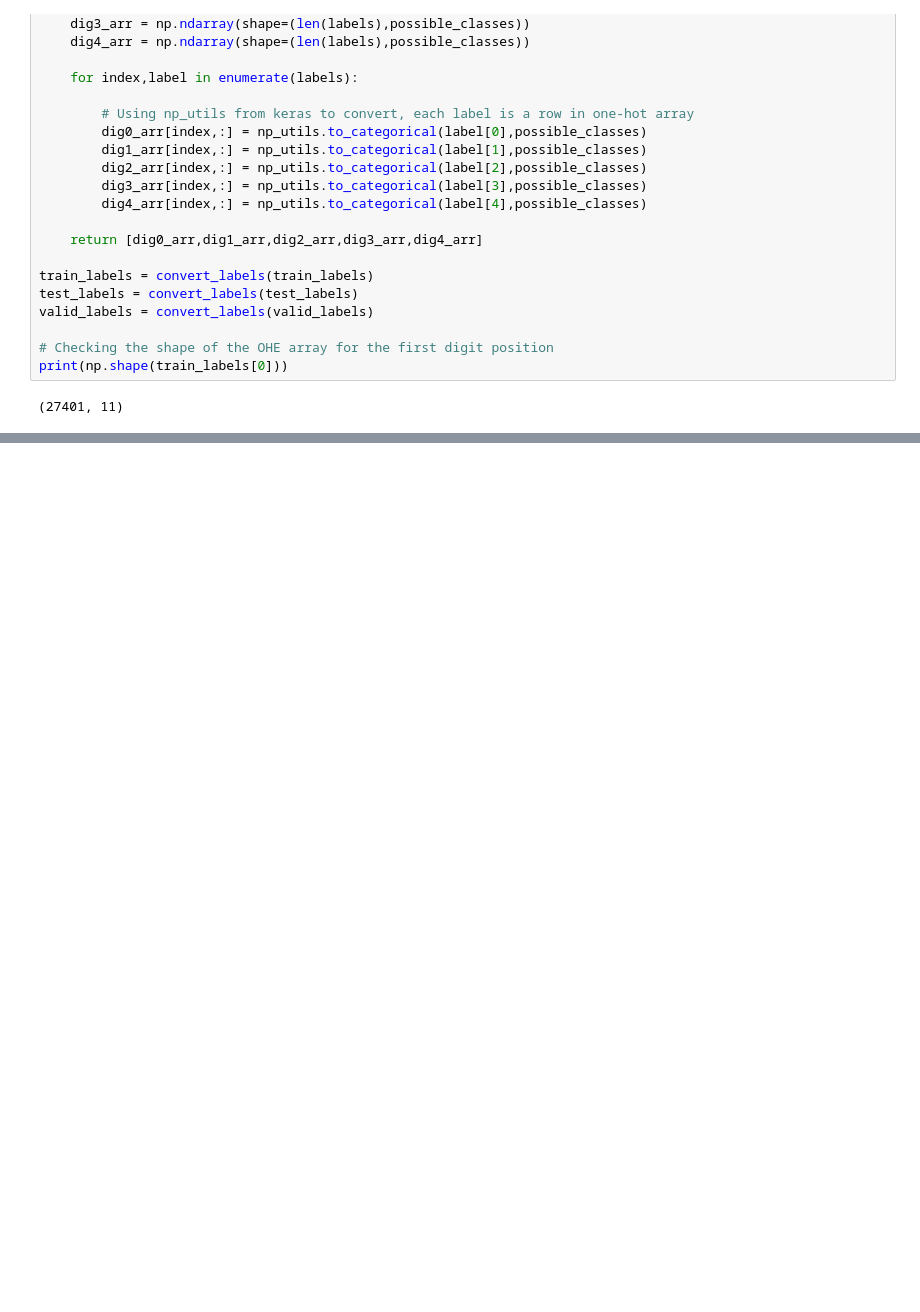
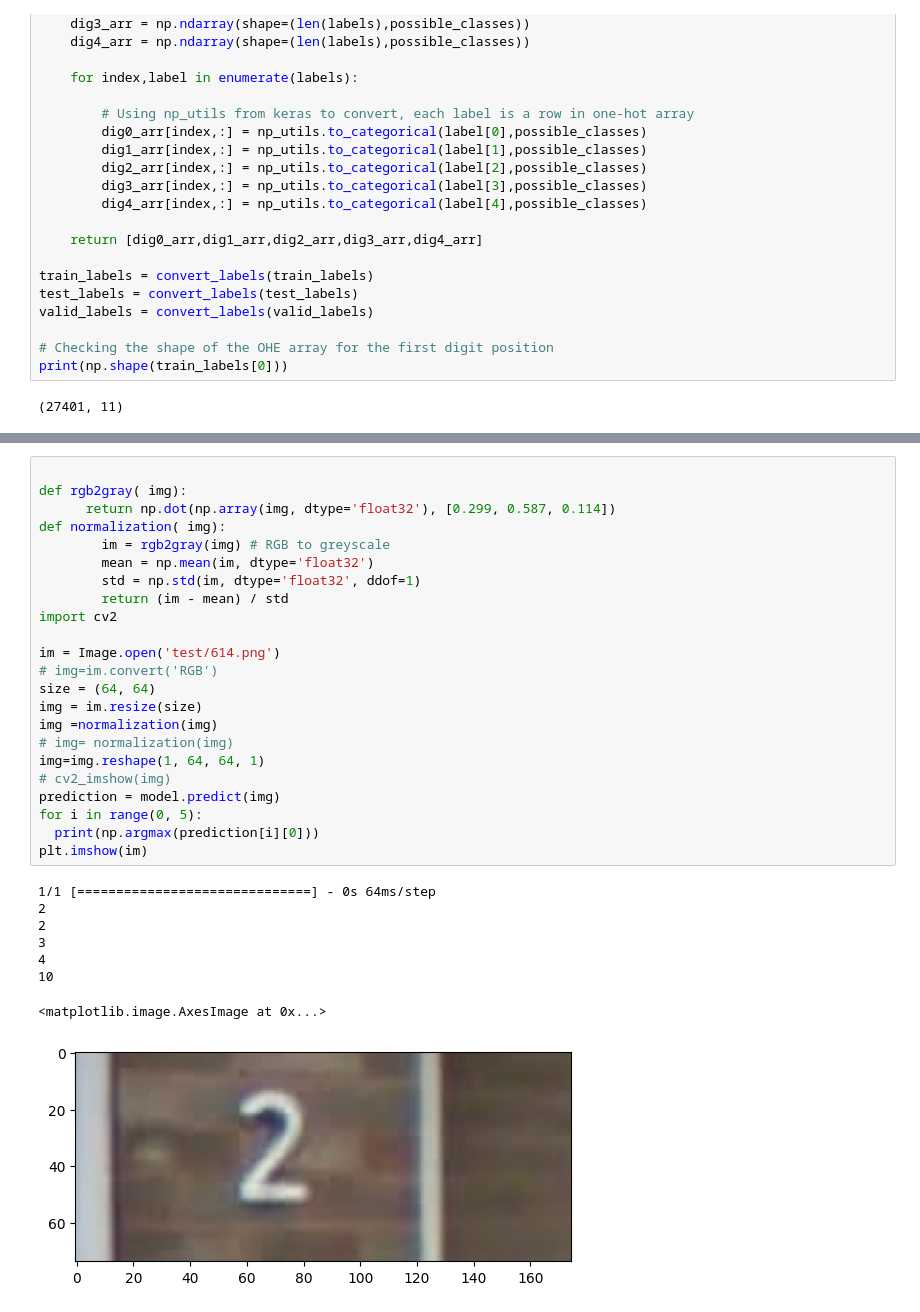
Before and after one commit to RayanFarhat/DeepLearning-Multi-Digit-Recognition-System, a Jupyter notebook: project.ipynb, the cells around one changed output, grey strips where cells are left out. Cells and saved outputs as stored; diff of their text form; blank space fills up the shorter version.

```diff
--- a/project.ipynb
+++ b/project.ipynb
@@ -275,0 +515,32 @@ print(np.shape(train_labels[0]))
+# %%
+
+def rgb2gray( img):
+      return np.dot(np.array(img, dtype='float32'), [0.299, 0.587, 0.114])
+def normalization( img):
+        im = rgb2gray(img) # RGB to greyscale
+        mean = np.mean(im, dtype='float32')
+        std = np.std(im, dtype='float32', ddof=1)
+        return (im - mean) / std
+import cv2
+
+im = Image.open('test/614.png')
+# img=im.convert('RGB')
+size = (64, 64)
+img = im.resize(size)
+img =normalization(img)
+# img= normalization(img)
+img=img.reshape(1, 64, 64, 1)
+# cv2_imshow(img)
+prediction = model.predict(img)
+for i in range(0, 5):
+  print(np.argmax(prediction[i][0]))
+plt.imshow(im)
+# %% [output]
+1/1 [==============================] - 0s 64ms/step
+2
+2
+3
+4
+10
+<matplotlib.image.AxesImage at 0x...>
+[figure, added]
```
Also changed, not shown: parts of 11 cells of this notebook.
